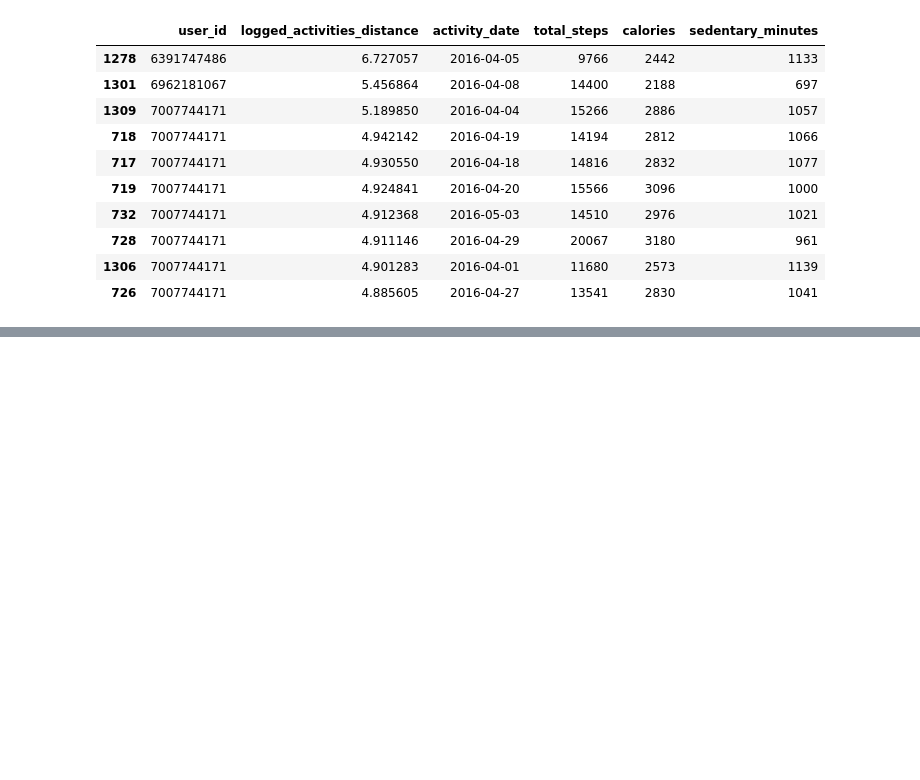
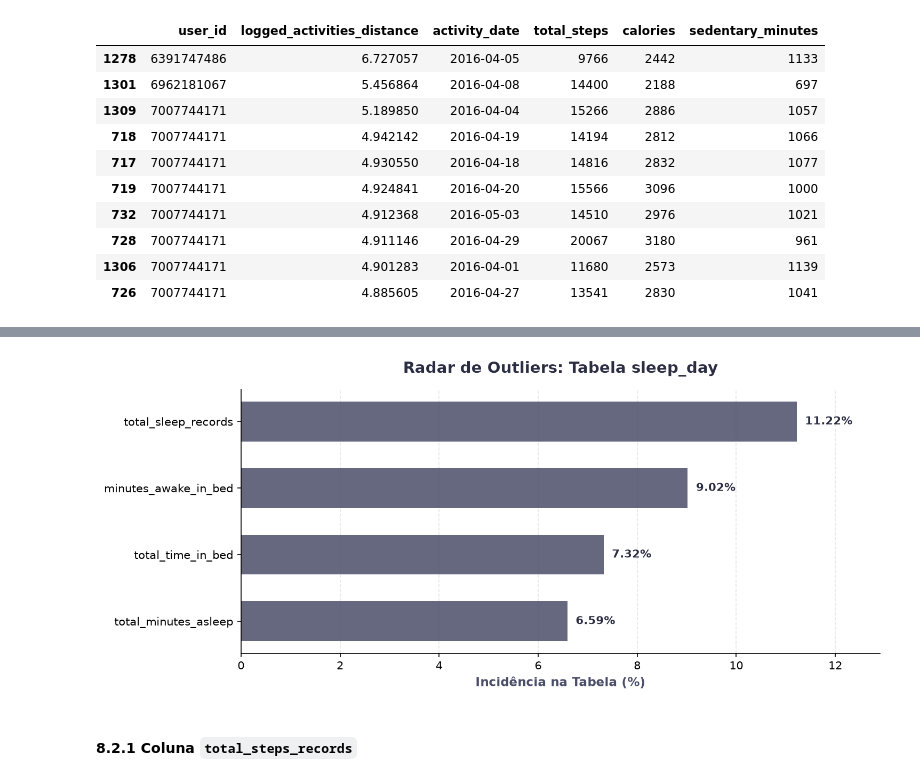
Before and after one commit to AleCecilio/bellabeat_data_analysis, a Jupyter notebook: notebooks/02_data_cleaning.ipynb, the cells around one changed output, grey strips where cells are left out. Drawn from its saved outputs; the diff is of its cells as text; code cells hidden in the pictures; blank space fills up the shorter version.

```diff
--- a/notebooks/02_data_cleaning.ipynb
+++ b/notebooks/02_data_cleaning.ipynb
@@ -1072,0 +1115,12 @@ Top 10 maiores registros de Logged Activities Distance:
+# %%
+# Diagnostico de outliers na tabela sleep_day, ignorando a coluna user_id
+df_diagnostico = batch_outlier_diagnosis(dfs['sleep_day'], colunas_ignorar=['user_id'])
+# %%
+radar_chart_outliers(
+    df_diagnostico,
+    titulo="Radar de Outliers: Tabela sleep_day"
+)
+# %% [output]
+[figure, added]
+# %% [markdown]
+#### 8.2.1 Coluna `total_steps_records`
```
Also changed, not shown: parts of 32 cells of this notebook, 1 other file.
